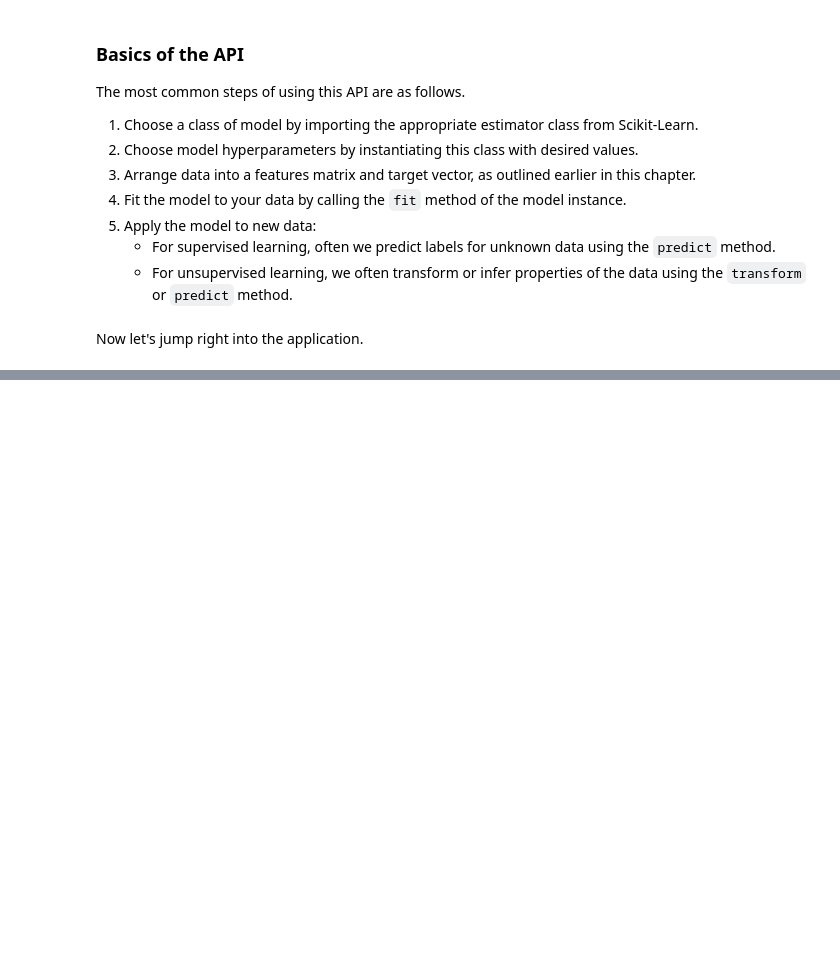
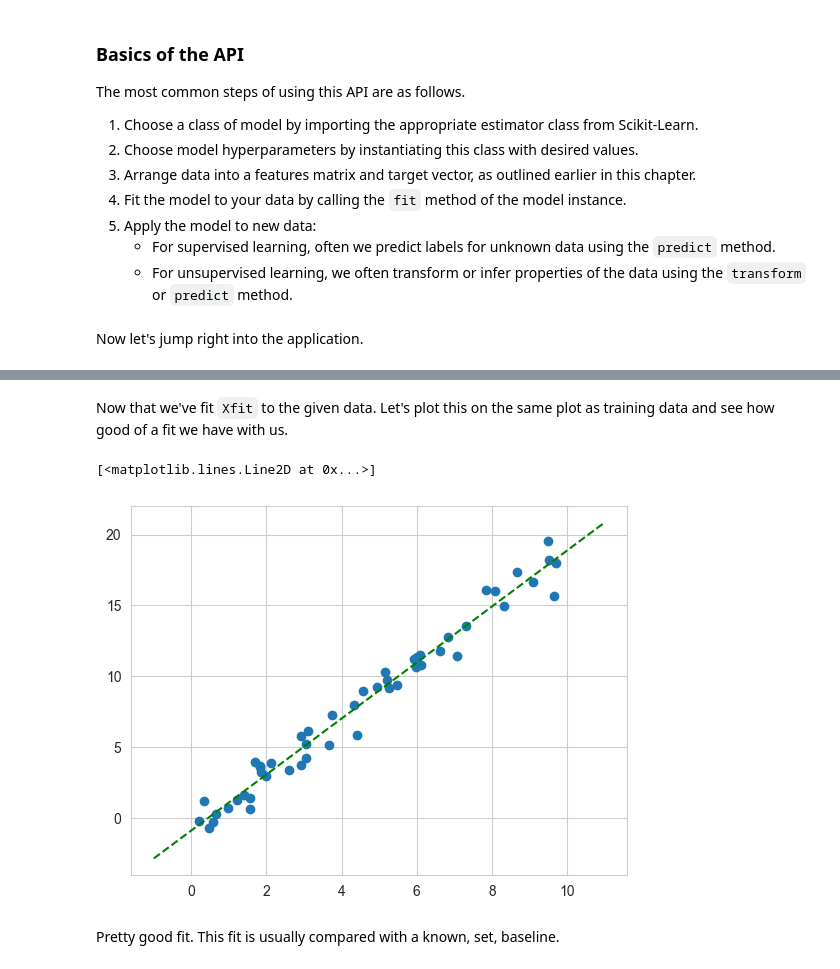
Before and after one commit to denis-james/Self-Learning, a Jupyter notebook: Machine Learning/1. Introduction to Scikit-Learn.ipynb, the cells around one changed output, grey strips where cells are left out. Cells and saved outputs as stored; diff of their text form; code cells hidden in the pictures; blank space fills up the shorter version.

```diff
--- a/Machine Learning/1. Introduction to Scikit-Learn.ipynb
+++ b/Machine Learning/1. Introduction to Scikit-Learn.ipynb
@@ -95,0 +139,3 @@ Now let's jump right into the application.
+# %%
+X=x[:,np.newaxis]
+X.shape
@@ -95,0 +148,2 @@ Now let's jump right into the application.
+# %%
+model.fit(X,y)
@@ -95,0 +170,15 @@ Now let's jump right into the application.
+# %%
+xfit=np.linspace(-1,11)
+Xfit=xfit[:,np.newaxis]
+# %%
+yfit=model.predict(Xfit)
+# %% [markdown]
+Now that we've fit `Xfit` to the given data. Let's plot this on the same plot as training data and see how good of a fit we have with us.
+# %%
+plt.scatter(x,y)
+plt.plot(xfit,yfit,'g--')
+# %% [output]
+[<matplotlib.lines.Line2D at 0x...>]
+[figure, added]
+# %% [markdown]
+Pretty good fit. This fit is usually compared with a known, set, baseline.
```
Also changed, not shown: parts of 17 cells of this notebook.
